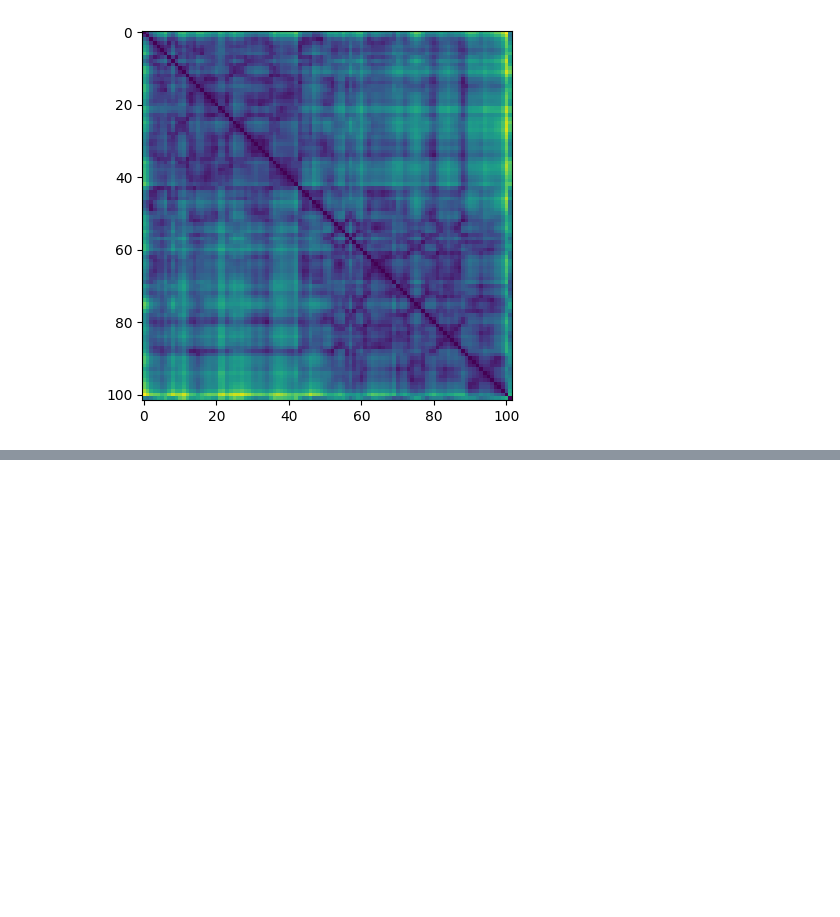
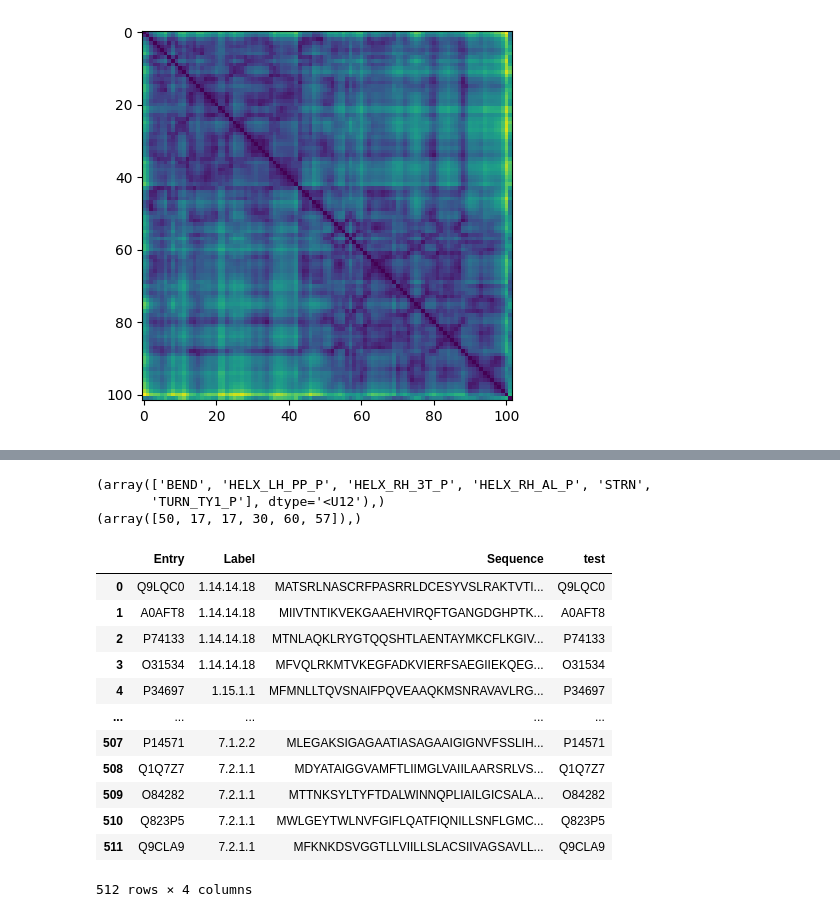
Before and after one commit to SukritTM/comp-bioinfo-project, a Jupyter notebook: scratchpad.ipynb, the cells around one changed output, grey strips where cells are left out. Drawn from its saved outputs; the diff is of its cells as text; code cells hidden in the pictures; blank space fills up the shorter version.

```diff
--- a/scratchpad.ipynb
+++ b/scratchpad.ipynb
@@ -151,0 +213,24 @@ plt.imshow(distances)
+# %%
+np.unique(block.find_loop('_struct_conf.conf_type_id'), return_counts=True)
+# %% [output]
+(array(['BEND', 'HELX_LH_PP_P', 'HELX_RH_3T_P', 'HELX_RH_AL_P', 'STRN',
+       'TURN_TY1_P'], dtype='<U12'),)
+(array([50, 17, 17, 30, 60, 57]),)
+# %%
+df = train.to_pandas()
+df['test'] = train.to_pandas()['Entry']
+df
+# %% [output]
+|  | Entry | Label | Sequence | test |
+| 0 | Q9LQC0 | 1.14.14.18 | MATSRLNASCRFPASRRLDCESYVSLRAKTVTI... | Q9LQC0 |
+| 1 | A0AFT8 | 1.14.14.18 | MIIVTNTIKVEKGAAEHVIRQFTGANGDGHPTK... | A0AFT8 |
+| 2 | P74133 | 1.14.14.18 | MTNLAQKLRYGTQQSHTLAENTAYMKCFLKGIV... | P74133 |
+| 3 | O31534 | 1.14.14.18 | MFVQLRKMTVKEGFADKVIERFSAEGIIEKQEG... | O31534 |
+| 4 | P34697 | 1.15.1.1 | MFMNLLTQVSNAIFPQVEAAQKMSNRAVAVLRG... | P34697 |
+| ... | ... | ... | ... | ... |
+| 507 | P14571 | 7.1.2.2 | MLEGAKSIGAGAATIASAGAAIGIGNVFSSLIH... | P14571 |
+| 508 | Q1Q7Z7 | 7.2.1.1 | MDYATAIGGVAMFTLIIMGLVAIILAARSRLVS... | Q1Q7Z7 |
+| 509 | O84282 | 7.2.1.1 | MTTNKSYLTYFTDALWINNQPLIAILGICSALA... | O84282 |
+| 510 | Q823P5 | 7.2.1.1 | MWLGEYTWLNVFGIFLQATFIQNILLSNFLGMC... | Q823P5 |
+| 511 | Q9CLA9 | 7.2.1.1 | MFKNKDSVGGTLLVIILLSLACSIIVAGSAVLL... | Q9CLA9 |
+512 rows × 4 columns
```
Also changed, not shown: parts of 11 cells of this notebook, 2 other files.
